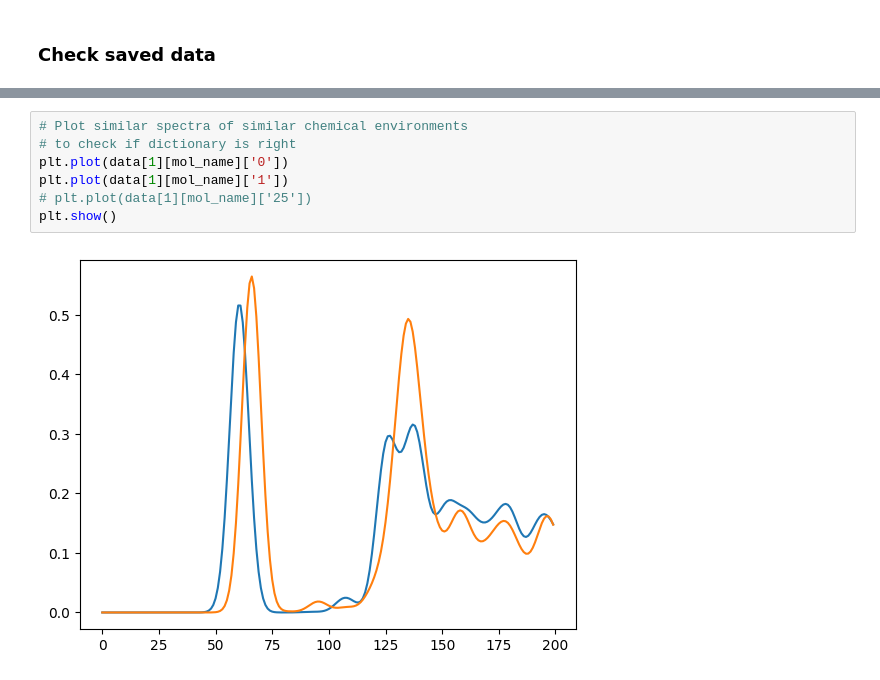
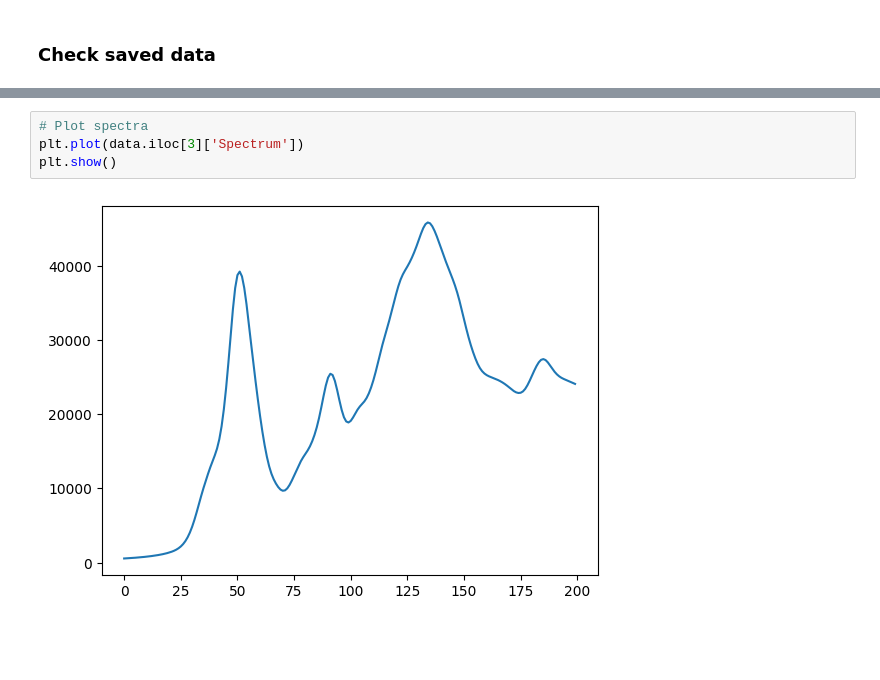
Before and after one commit to sam-j-hall/GNN-XAS-GO, a Jupyter notebook: data_prep.ipynb, the cells around one changed output, grey strips where cells are left out. Drawn from its saved outputs; the diff is of its cells as text; blank space fills up the shorter version.

```diff
--- a/data_prep.ipynb
+++ b/data_prep.ipynb
@@ -267,9 +296,6 @@ mol
-# %%
-# Plot similar spectra of similar chemical environments
-# to check if dictionary is right
-plt.plot(data[1][mol_name]['0'])
-plt.plot(data[1][mol_name]['1'])
-# plt.plot(data[1][mol_name]['25'])
-plt.show()
-# %% [output]
-[figure, removed]
+# %%
+# Plot spectra
+plt.plot(data.iloc[3]['Spectrum'])
+plt.show()
+# %% [output]
+[figure, added]
```
Also changed, not shown: parts of 15 cells of this notebook, 3 other files.
